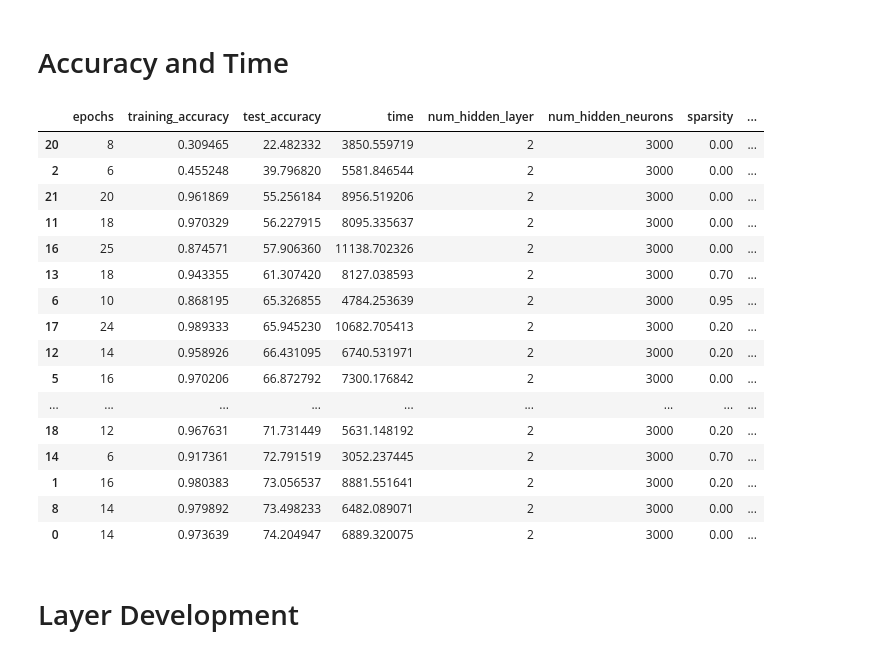
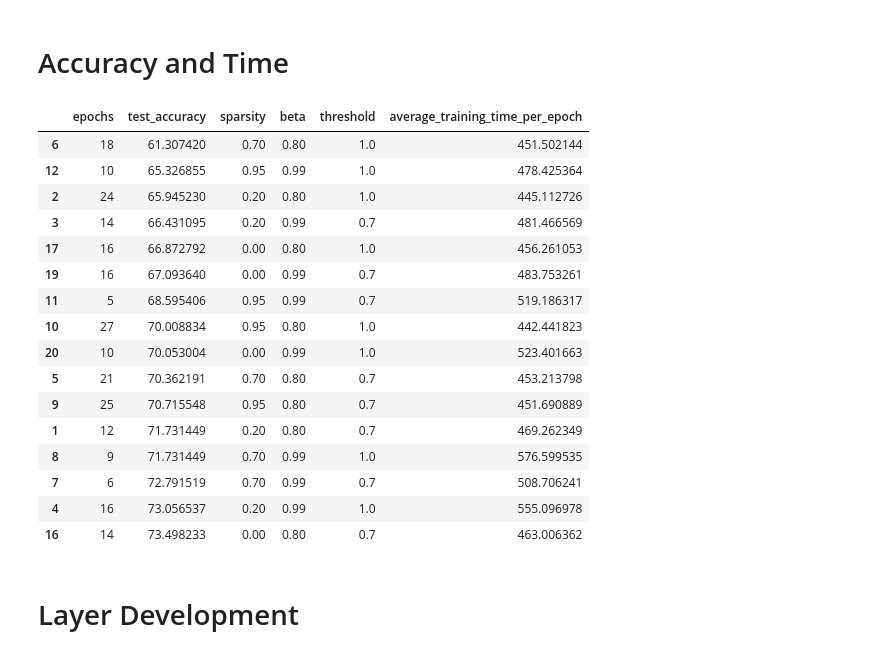
Before and after one commit to ForzaMark/whk-snn, a Jupyter notebook: heidelberg_implementation/layer_development_investiagtion_evaluation.ipynb, the cells around one changed output. Saved outputs shown, nothing was run; the diff lists cells and outputs as text; code cells hidden in the pictures.

```diff
--- a/heidelberg_implementation/layer_development_investiagtion_evaluation.ipynb
+++ b/heidelberg_implementation/layer_development_investiagtion_evaluation.ipynb
@@ -3,39 +3,41 @@
 # %%
 from glob import glob
 import json
 import pandas as pd
 
 files = glob('./output/experiments_layer_development_investigation/*.json')
 
 all_dicts = []
 
 for file in files:
     with open(file, "r") as f:
         data = json.load(f)
         all_dicts.append(data)
 
 df = pd.DataFrame(all_dicts)
 
 df["average_training_time_per_epoch"] = df["time"] / df["epochs"]
 
-(df.sort_values("test_accuracy"))
+df = df[(df["beta"] > 0.5) & (df["threshold"] < 3)]
+
+(df.sort_values("test_accuracy"))[["epochs", "test_accuracy", "sparsity", "beta", "threshold", "average_training_time_per_epoch"]]
 # %% [output]
-|  | epochs | training_accuracy | test_accuracy | time | num_hidden_layer | num_hidden_neurons | sparsity | ... |
-| 20 | 8 | 0.309465 | 22.482332 | 3850.559719 | 2 | 3000 | 0.00 | ... |
-| 2 | 6 | 0.455248 | 39.796820 | 5581.846544 | 2 | 3000 | 0.00 | ... |
-| 21 | 20 | 0.961869 | 55.256184 | 8956.519206 | 2 | 3000 | 0.00 | ... |
-| 11 | 18 | 0.970329 | 56.227915 | 8095.335637 | 2 | 3000 | 0.00 | ... |
-| 16 | 25 | 0.874571 | 57.906360 | 11138.702326 | 2 | 3000 | 0.00 | ... |
-| 13 | 18 | 0.943355 | 61.307420 | 8127.038593 | 2 | 3000 | 0.70 | ... |
-| 6 | 10 | 0.868195 | 65.326855 | 4784.253639 | 2 | 3000 | 0.95 | ... |
-| 17 | 24 | 0.989333 | 65.945230 | 10682.705413 | 2 | 3000 | 0.20 | ... |
-| 12 | 14 | 0.958926 | 66.431095 | 6740.531971 | 2 | 3000 | 0.20 | ... |
-| 5 | 16 | 0.970206 | 66.872792 | 7300.176842 | 2 | 3000 | 0.00 | ... |
-| ... | ... | ... | ... | ... | ... | ... | ... | ... |
-| 18 | 12 | 0.967631 | 71.731449 | 5631.148192 | 2 | 3000 | 0.20 | ... |
-| 14 | 6 | 0.917361 | 72.791519 | 3052.237445 | 2 | 3000 | 0.70 | ... |
-| 1 | 16 | 0.980383 | 73.056537 | 8881.551641 | 2 | 3000 | 0.20 | ... |
-| 8 | 14 | 0.979892 | 73.498233 | 6482.089071 | 2 | 3000 | 0.00 | ... |
-| 0 | 14 | 0.973639 | 74.204947 | 6889.320075 | 2 | 3000 | 0.00 | ... |
+|  | epochs | test_accuracy | sparsity | beta | threshold | average_training_time_per_epoch |
+| 6 | 18 | 61.307420 | 0.70 | 0.80 | 1.0 | 451.502144 |
+| 12 | 10 | 65.326855 | 0.95 | 0.99 | 1.0 | 478.425364 |
+| 2 | 24 | 65.945230 | 0.20 | 0.80 | 1.0 | 445.112726 |
+| 3 | 14 | 66.431095 | 0.20 | 0.99 | 0.7 | 481.466569 |
+| 17 | 16 | 66.872792 | 0.00 | 0.80 | 1.0 | 456.261053 |
+| 19 | 16 | 67.093640 | 0.00 | 0.99 | 0.7 | 483.753261 |
+| 11 | 5 | 68.595406 | 0.95 | 0.99 | 0.7 | 519.186317 |
+| 10 | 27 | 70.008834 | 0.95 | 0.80 | 1.0 | 442.441823 |
+| 20 | 10 | 70.053004 | 0.00 | 0.99 | 1.0 | 523.401663 |
+| 5 | 21 | 70.362191 | 0.70 | 0.80 | 0.7 | 453.213798 |
+| 9 | 25 | 70.715548 | 0.95 | 0.80 | 0.7 | 451.690889 |
+| 1 | 12 | 71.731449 | 0.20 | 0.80 | 0.7 | 469.262349 |
+| 8 | 9 | 71.731449 | 0.70 | 0.99 | 1.0 | 576.599535 |
+| 7 | 6 | 72.791519 | 0.70 | 0.99 | 0.7 | 508.706241 |
+| 4 | 16 | 73.056537 | 0.20 | 0.99 | 1.0 | 555.096978 |
+| 16 | 14 | 73.498233 | 0.00 | 0.80 | 0.7 | 463.006362 |
 # %% [markdown]
 # Layer Development
```
Also changed, not shown: parts of 7 cells of this notebook.
